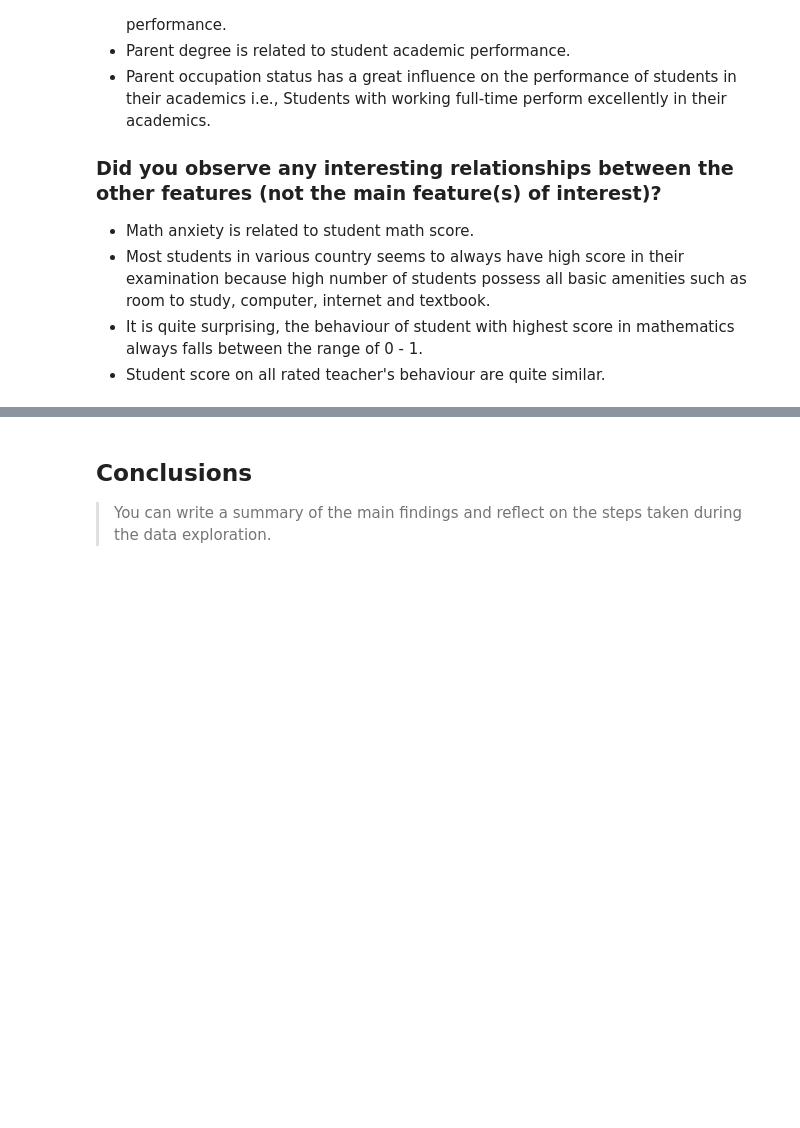
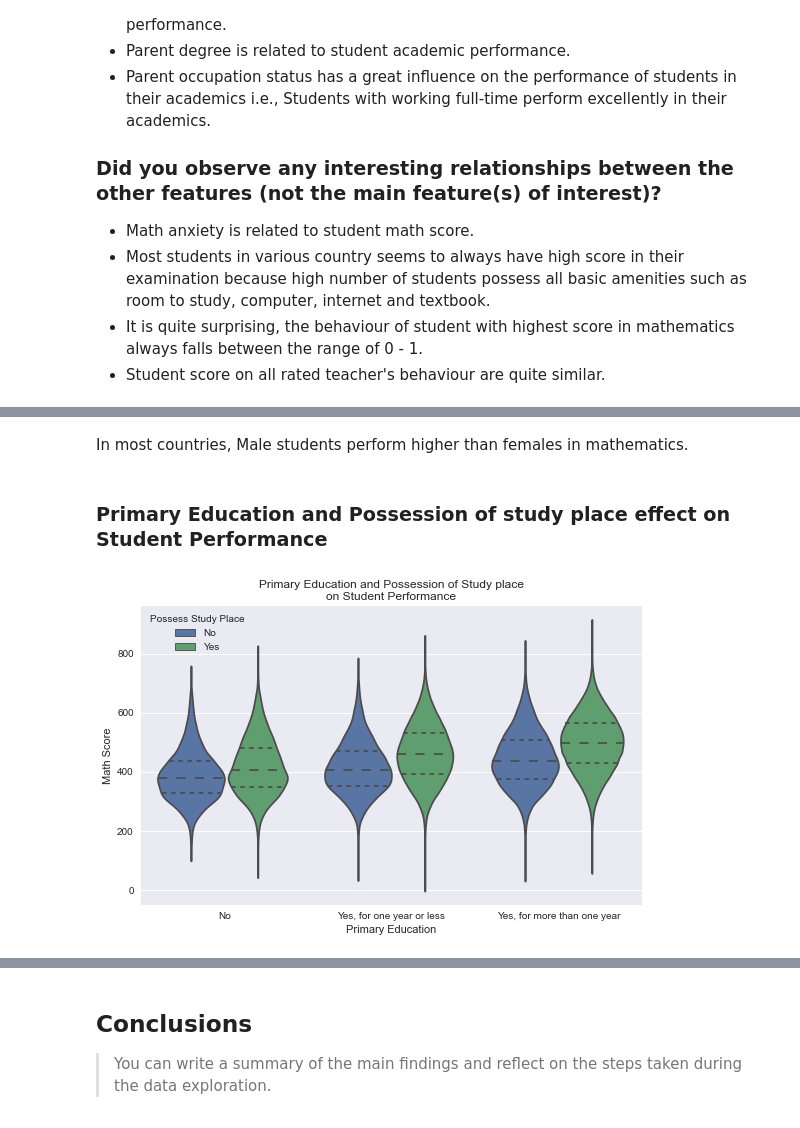
Before and after one commit to comsavvy/Students-Performance-Evaluation, a Jupyter notebook: Part_I_exploration_template.ipynb, the cells around one changed output, grey strips where cells are left out. Drawn from its saved outputs; the diff is of its cells as text; code cells hidden in the pictures; blank space fills up the shorter version.

```diff
--- a/Part_I_exploration_template.ipynb
+++ b/Part_I_exploration_template.ipynb
@@ -1007,0 +1013,10 @@ your work in the previous sections.
+# %% [markdown]
+In most countries, Male students perform higher than females in mathematics.
+# %% [markdown]
+### Primary Education and Possession of study place effect on Student Performance
+# %%
+g = sb.violinplot(data=pisa_df, x='pri_sch', y='math_score', hue='possess_study_place', inner='quartile')
+g.set(xlabel="Primary Education", ylabel="Math Score", title="Primary Education and Possession of Study place\non Student Performance")
+plt.legend(loc=2, title="Possess Study Place");
+# %% [output]
+[figure, added]
```
Also changed, not shown: parts of 28 cells of this notebook.
